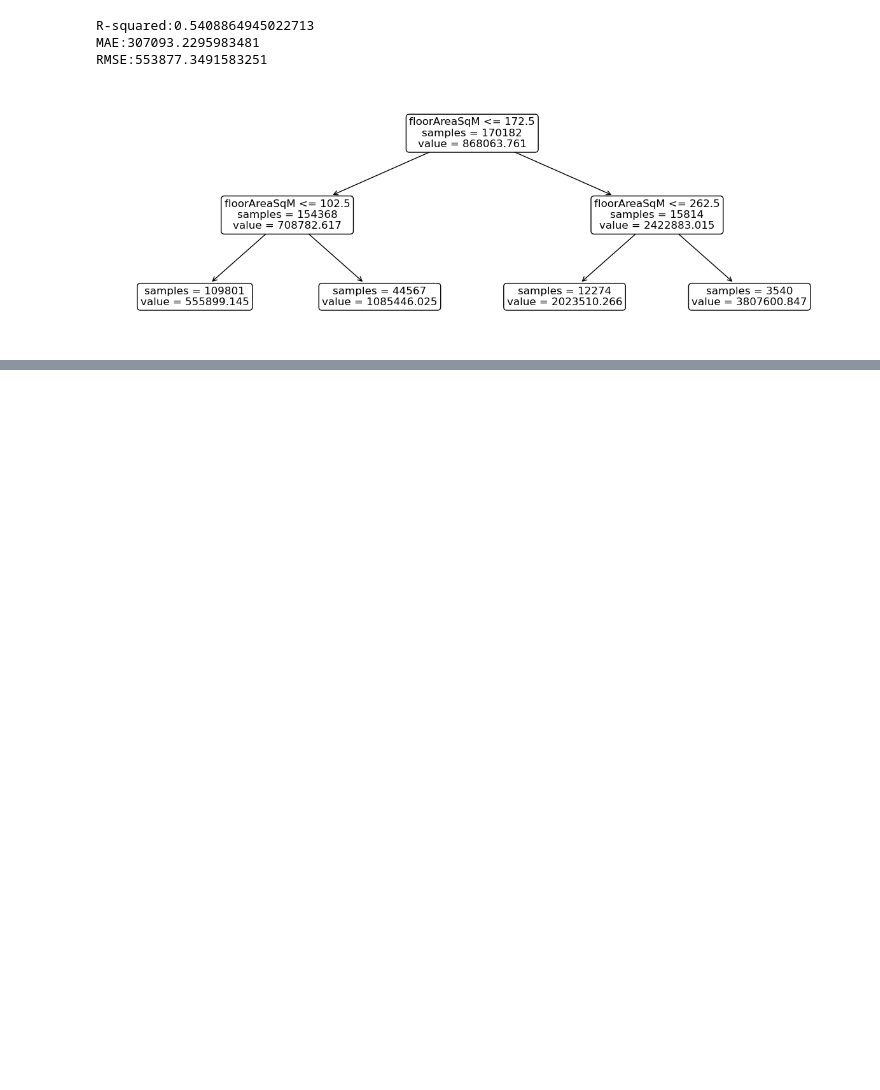
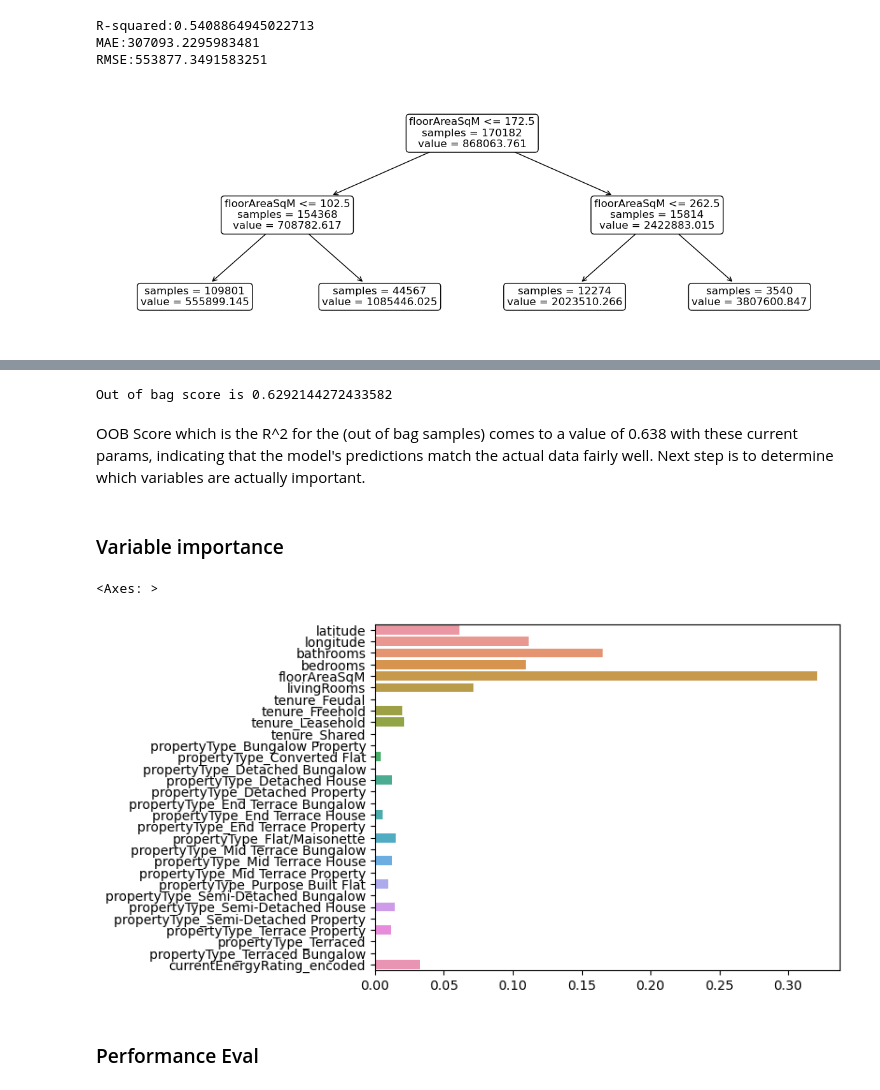
Before and after one commit to SanjayRaju2000/London-House-Price-Prediction, a Jupyter notebook: notebooks/05-non-linear-modelling.ipynb, the cells around one changed output, grey strips where cells are left out. Saved outputs shown, nothing was run; the diff lists cells and outputs as text; code cells hidden in the pictures; blank space fills up the shorter version.

Commit message:
Random Forest Regressor Model Implementation

```diff
--- a/notebooks/05-non-linear-modelling.ipynb
+++ b/notebooks/05-non-linear-modelling.ipynb
@@ -191,0 +200,18 @@ for depth in depths_list:
+# %%
+# Random heuristic params to begin with
+# 500 trees, 30 % (9/30) predictors/variables sampled from whole, 60 observations sampled when building each tree (sampled with replacement)
+rfr_model = RandomForestRegressor(n_estimators = 500, max_features = 9, max_samples = 60, oob_score = True )
+rfr_model_fit = rfr_model.fit(X_train, y_train)
+print(f"Out of bag score is {rfr_model_fit.oob_score_}")
+# %% [output]
+Out of bag score is 0.6292144272433582
+# %% [markdown]
+OOB Score which is the R^2 for the (out of bag samples) comes to a value of 0.638 with these current params, indicating that the model's predictions match the actual data fairly well. Next step is to determine which variables are actually important.
+# %% [markdown]
+### Variable importance
+# %%
+# Plotting variable importance
+sns.barplot(x = rfr_model_fit.feature_importances_, y = rfr_model_fit.feature_names_in_)
+# %% [output]
+<Axes: >
+[figure, added]
@@ -191,0 +220,2 @@ for depth in depths_list:
+# %% [markdown]
+### Performance Eval
```
Also changed, not shown: parts of 5 cells of this notebook.
